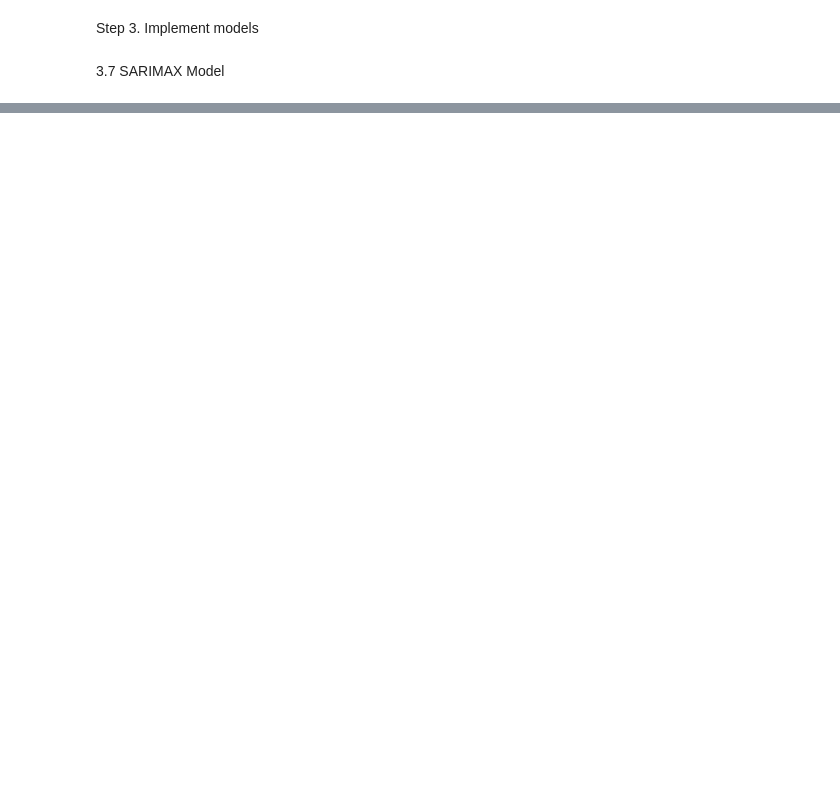
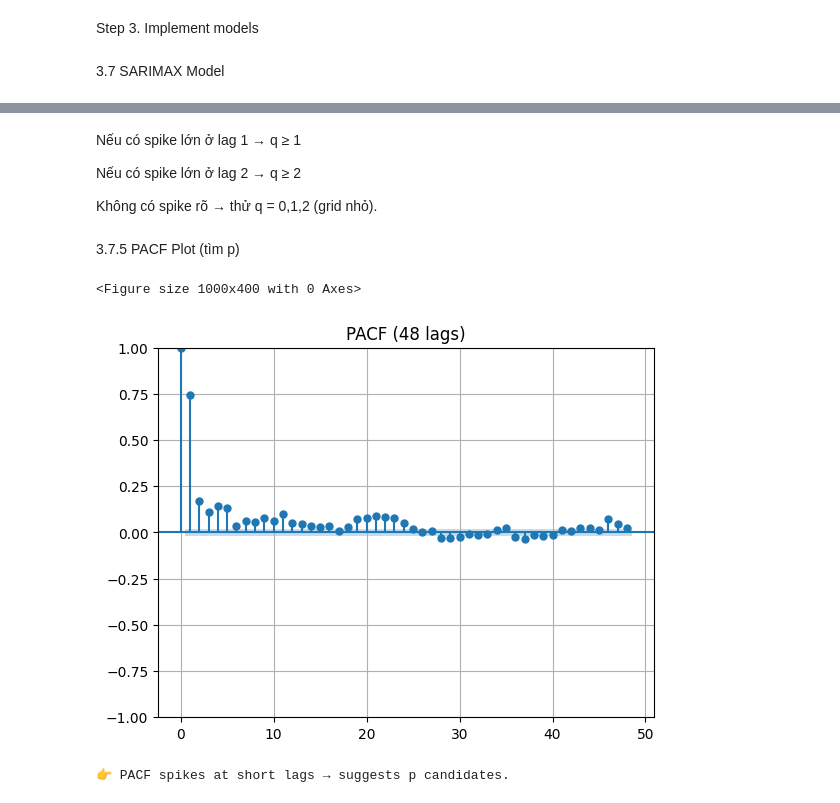
Before and after one commit to NuHuyn/mock2, a Jupyter notebook: Models/Sarimax/Sarimax.ipynb, the cells around one changed output, grey strips where cells are left out. Cells and saved outputs as stored; diff of their text form; code cells hidden in the pictures; blank space fills up the shorter version.

```diff
--- a/Models/Sarimax/Sarimax.ipynb
+++ b/Models/Sarimax/Sarimax.ipynb
@@ -319,0 +354,22 @@ RMSE = 257.631
+# %% [markdown]
+Nếu có spike lớn ở lag 1 → q ≥ 1
+
+Nếu có spike lớn ở lag 2 → q ≥ 2
+
+Không có spike rõ → thử q = 0,1,2 (grid nhỏ).
+# %% [markdown]
+3.7.5 PACF Plot (tìm p)
+# %%
+from statsmodels.graphics.tsaplots import plot_pacf
+
+plt.figure(figsize=(10,4))
+plot_pacf(series, lags=48, method="ywm")
+plt.title("PACF (48 lags)")
+plt.grid(True)
+plt.show()
+
+print("\n👉 PACF spikes at short lags → suggests p candidates.")
+# %% [output]
+<Figure size 1000x400 with 0 Axes>
+[figure, added]
+👉 PACF spikes at short lags → suggests p candidates.
```
Also changed, not shown: parts of 27 cells of this notebook, 1 other file.
